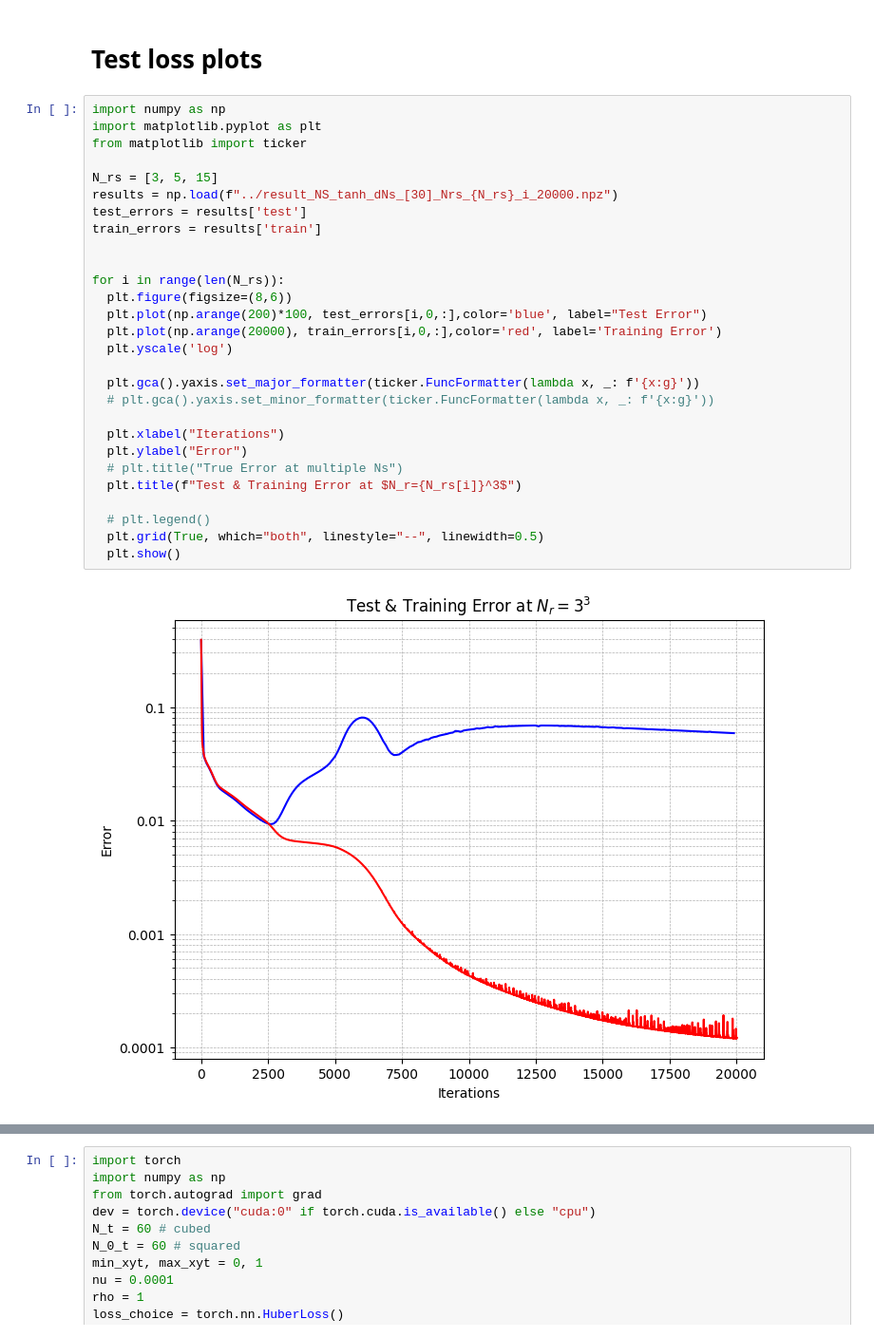
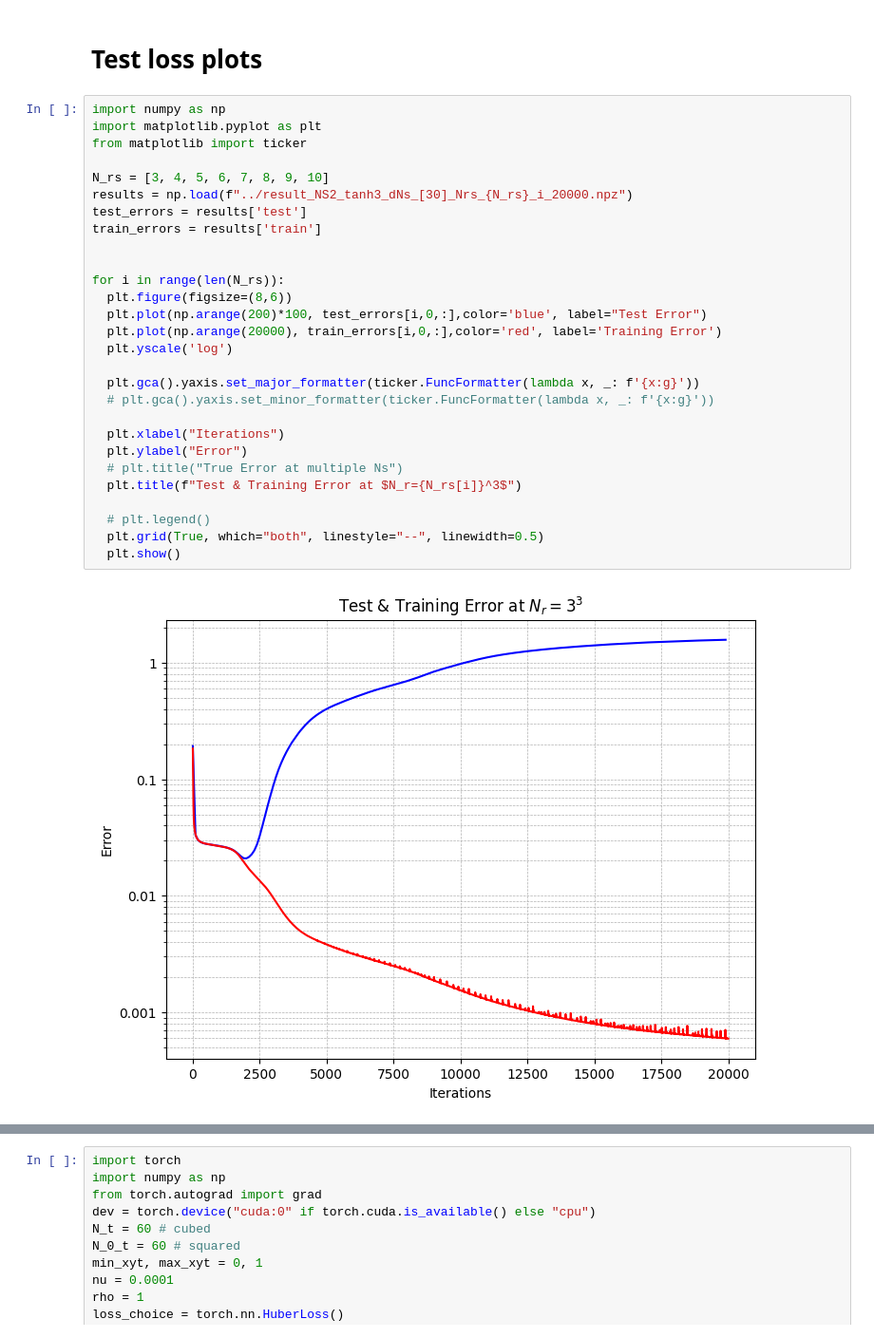
Before and after one commit to SebastienAndreSloan/NS_rademacher, a Jupyter notebook: Results.ipynb, the cells around one changed output, grey strips where cells are left out. Shown at 95% size. Drawn from its saved outputs; the diff is of its cells as text.

```diff
--- a/Results.ipynb
+++ b/Results.ipynb
@@ -3,30 +3,30 @@
 # %%
 import numpy as np
 import matplotlib.pyplot as plt
 from matplotlib import ticker
 
-N_rs = [3, 5, 15]
-results = np.load(f"../result_NS_tanh_dNs_[30]_Nrs_{N_rs}_i_20000.npz")
+N_rs = [3, 4, 5, 6, 7, 8, 9, 10]
+results = np.load(f"../result_NS2_tanh3_dNs_[30]_Nrs_{N_rs}_i_20000.npz")
 test_errors = results['test']
 train_errors = results['train']
 
 
 for i in range(len(N_rs)):
   plt.figure(figsize=(8,6))
   plt.plot(np.arange(200)*100, test_errors[i,0,:],color='blue', label="Test Error")
   plt.plot(np.arange(20000), train_errors[i,0,:],color='red', label='Training Error')
   plt.yscale('log')
 
   plt.gca().yaxis.set_major_formatter(ticker.FuncFormatter(lambda x, _: f'{x:g}'))
   # plt.gca().yaxis.set_minor_formatter(ticker.FuncFormatter(lambda x, _: f'{x:g}'))
 
   plt.xlabel("Iterations")
   plt.ylabel("Error")
   # plt.title("True Error at multiple Ns")
   plt.title(f"Test & Training Error at $N_r={N_rs[i]}^3$")
 
   # plt.legend()
   plt.grid(True, which="both", linestyle="--", linewidth=0.5)
   plt.show()
 # %% [output]
-[figure, old version]
+[figure, new version]
```
Also changed, not shown: parts of 3 cells of this notebook, 1 other file.
